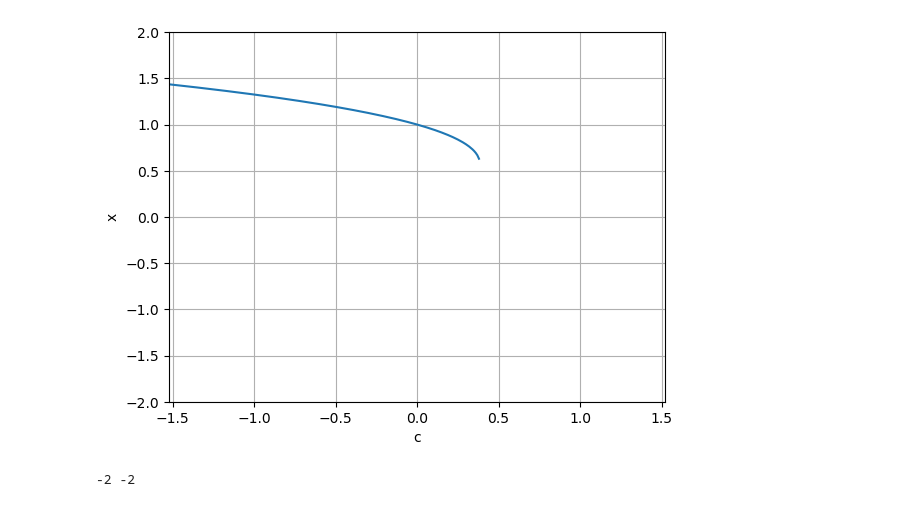
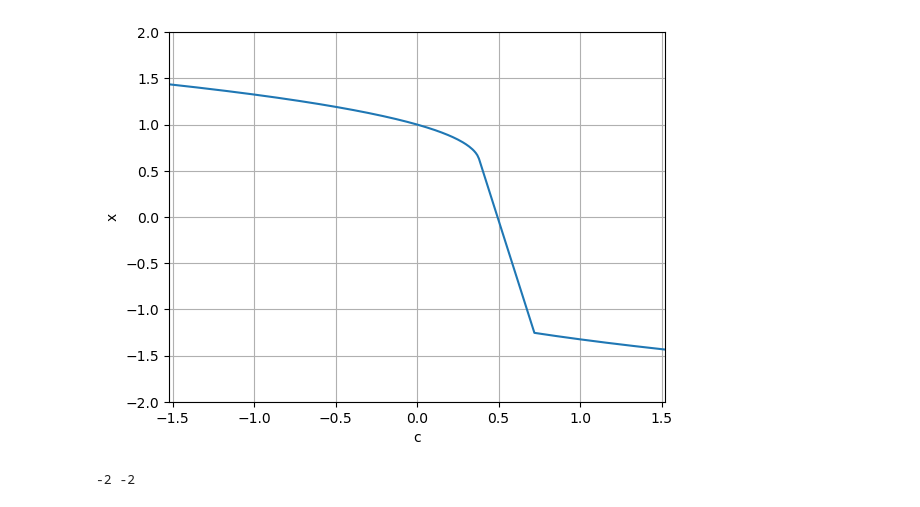
Before and after one commit to dupput/EMAT3008-ScientificComputing, a Jupyter notebook: Week4.ipynb, the cells around one changed output. Saved outputs shown, nothing was run; the diff lists cells and outputs as text; code cells hidden in the pictures.

```diff
--- a/Week4.ipynb
+++ b/Week4.ipynb
@@ -25,8 +25,9 @@ dc = 0.01
 c_solutions = []
 solutions = []
 
+u0 = 1
+
 while c0 <= cf:
-    u0 = 1
 
     def func(x):
         return x**3 - x + c0
@@ -36,6 +37,7 @@ while c0 <= cf:
     if np.isclose(func(sol), 0):
         c_solutions.append(c0)
         solutions.append(sol)
+        u0 = sol
 
     c0 += dc
 
@@ -53,4 +57,4 @@ plt.show()
-[figure, old version]
+[figure, new version]
 # %%
 fun = lambda t, x, c: x**3 - x + c
 
```
Also changed, not shown: parts of 3 cells of this notebook.
